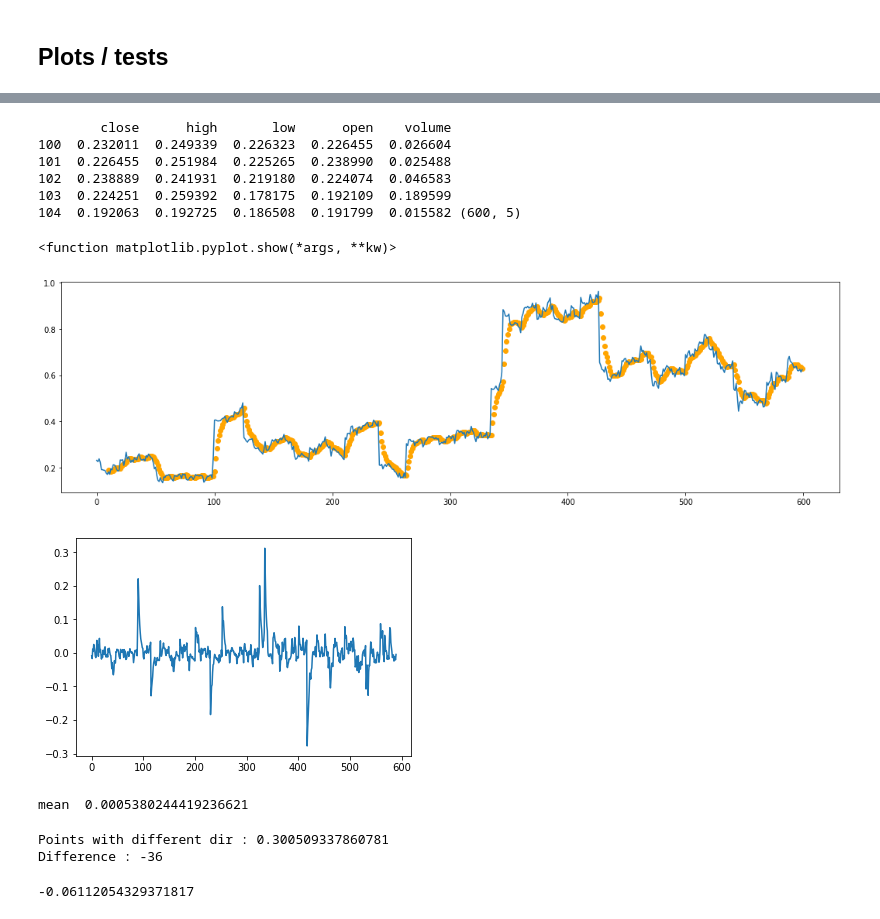
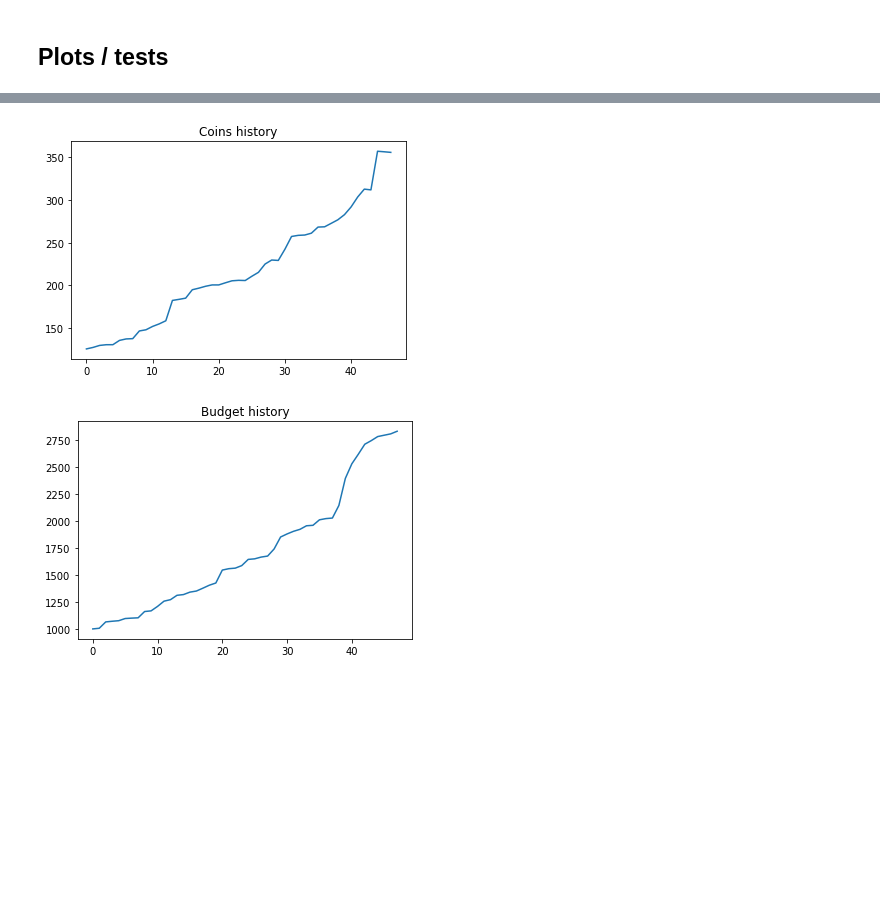
Before and after one commit to bitreport-org/Bitreport, a Jupyter notebook: prophecy/ProphecyTests.ipynb, the cells around one changed output, grey strips where cells are left out. Drawn from its saved outputs; the diff is of its cells as text; code cells hidden in the pictures; blank space fills up the shorter version.

```diff
--- a/prophecy/ProphecyTests.ipynb
+++ b/prophecy/ProphecyTests.ipynb
@@ -271,9 +353,0 @@ plt.show()
-# %%
-X_test
-# %% [output]
-        close      high       low      open    volume
-100  0.232011  0.249339  0.226323  0.226455  0.026604
-101  0.226455  0.251984  0.225265  0.238990  0.025488
-102  0.238889  0.241931  0.219180  0.224074  0.046583
-103  0.224251  0.259392  0.178175  0.192109  0.189599
-104  0.192063  0.192725  0.186508  0.191799  0.015582 (600, 5)
@@ -284,22 +353,0 @@ def gaze(x:np.array, size=50):
-# %%
-size = 10
-close_hat = gaze(close, size)
-
-plt.figure(figsize=(18, 5))
-plt.plot(close)
-x = np.arange(close_hat.size)+size
-plt.scatter(x, close_hat, color='orange')
-plt.show
-# %% [output]
-<function matplotlib.pyplot.show(*args, **kw)>
-[figure, removed]
-# %%
-real_close = close[size:].reshape(1, close[size:].shape[0])[0]
-dif = (real_close-close_hat)
-plt.plot(dif)
-plt.show()
-
-print('mean ', np.mean(dif))
-# %% [output]
-[figure, removed]
-mean  0.0005380244419236621
@@ -309,9 +354,5 @@ direction_hat = np.array([1 if x/y >= 1 else 0 for x,y in zip(close_hat[1:], clo
-# %%
-diff = direction-direction_hat
-print('Points with different dir :'   , len([x for x in diff if x==-1])/diff.size)
-print('Difference :'   , np.sum(direction-direction_hat))
-np.sum(direction-direction_hat)/direction.size
-# %% [output]
-Points with different dir : 0.300509337860781
-Difference : -36
--0.06112054329371817
+# %%
+port.plot_history()
+# %% [output]
+[figure, added]
+[figure, added]
```
Also changed, not shown: parts of 32 cells of this notebook, 7 other files.
